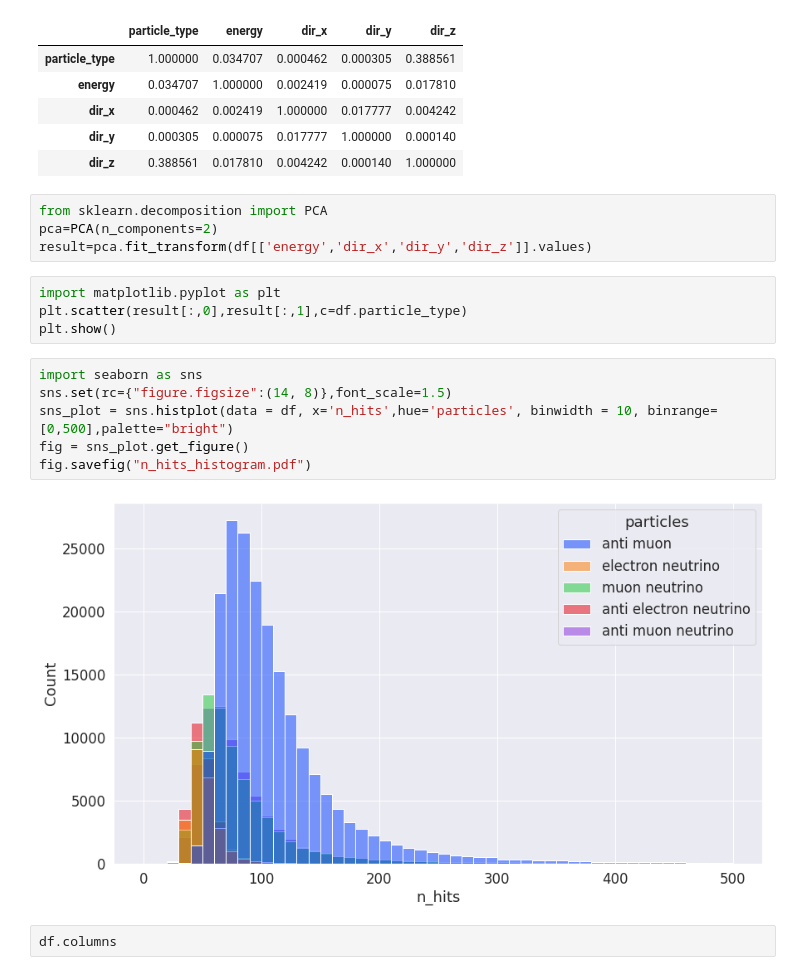
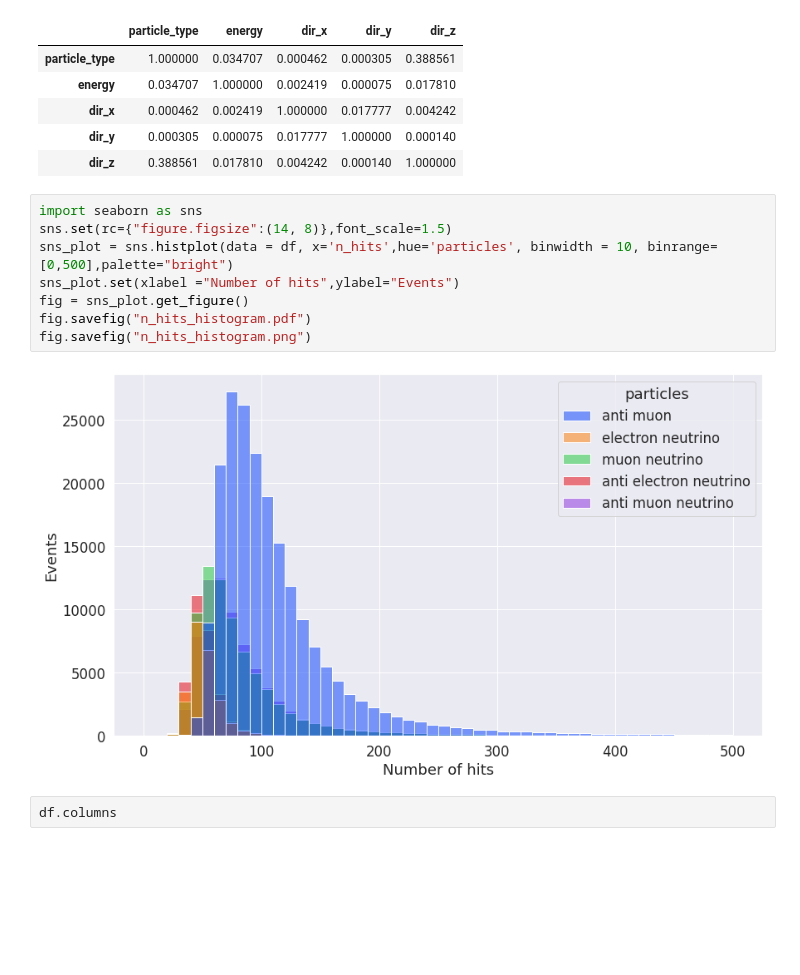
Before and after one commit to LaurensSchinkelshoek/PCQI, a Jupyter notebook: Data_analasys_LJS.ipynb, the cells around one changed output. Drawn from its saved outputs; the diff is of its cells as text; blank space fills up the shorter version.

```diff
--- a/Data_analasys_LJS.ipynb
+++ b/Data_analasys_LJS.ipynb
@@ -76,22 +75,16 @@ df[['particle_type','energy','dir_x','dir_y','dir_z']].corr()
 | dir_x | 0.000462 | 0.002419 | 1.000000 | 0.017777 | 0.004242 |
 | dir_y | 0.000305 | 0.000075 | 0.017777 | 1.000000 | 0.000140 |
 | dir_z | 0.388561 | 0.017810 | 0.004242 | 0.000140 | 1.000000 |
-# %%
-from sklearn.decomposition import PCA
-pca=PCA(n_components=2)
-result=pca.fit_transform(df[['energy','dir_x','dir_y','dir_z']].values)
-# %%
-import matplotlib.pyplot as plt
-plt.scatter(result[:,0],result[:,1],c=df.particle_type)
-plt.show()
 # %%
 import seaborn as sns
 sns.set(rc={"figure.figsize":(14, 8)},font_scale=1.5)
 sns_plot = sns.histplot(data = df, x='n_hits',hue='particles', binwidth = 10, binrange=[0,500],palette="bright")
+sns_plot.set(xlabel ="Number of hits",ylabel="Events")
 fig = sns_plot.get_figure()
 fig.savefig("n_hits_histogram.pdf")
+fig.savefig("n_hits_histogram.png")
 # %% [output]
-[figure, old version]
+[figure, new version]
 # %%
 df.columns
 # %%
```
Also changed, not shown: parts of 6 cells of this notebook, 12 other files.
